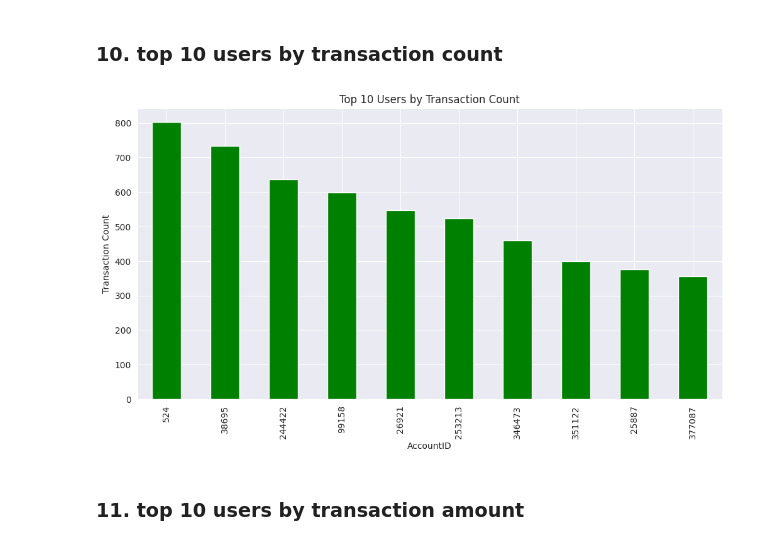
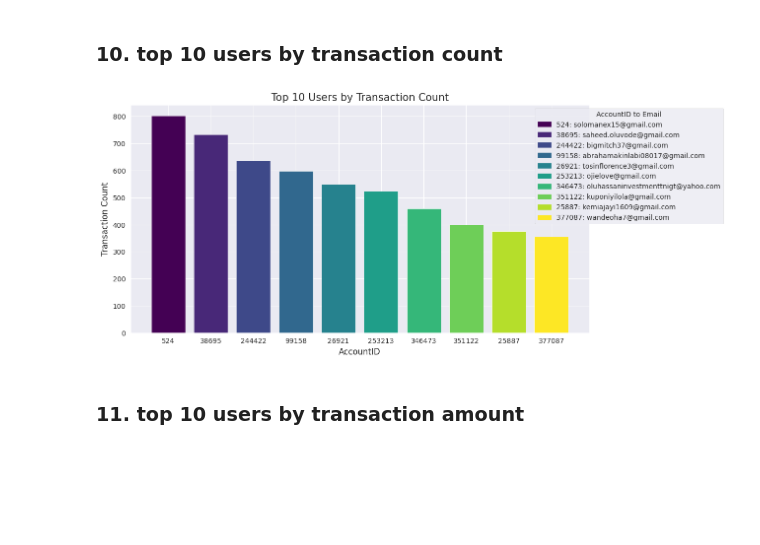
Before and after one commit to neyedhayo/transaction-analysis, a Jupyter notebook: notebook/eda_notebook.ipynb, the cells around one changed output. Saved outputs shown, nothing was run; the diff lists cells and outputs as text; code cells hidden in the pictures; blank space fills up the shorter version.

```diff
--- a/notebook/eda_notebook.ipynb
+++ b/notebook/eda_notebook.ipynb
@@ -424,16 +474,43 @@ plt.show()
 [figure]
 # %% [markdown]
 ### 10. top 10 users by transaction count
-# %%
-plt.figure(figsize=(12, 6))
-top_users_by_count = df['AccountID'].value_counts().head(10)
-top_users_by_count.plot(kind='bar', color='green')
-plt.title('Top 10 Users by Transaction Count')
-plt.xlabel('AccountID')
-plt.ylabel('Transaction Count')
-plt.show()
-# %% [output]
-[figure, removed]
+# %%
+# Mapping AccountID to emails
+account_email_map = {
+    524: 'solomanex15@gmail.com',
+    38695: 'saheed.oluvode@gmail.com',
+    244422: 'bigmitch37@gmail.com',
+    99158: 'abrahamakinlabi08017@gmail.com',
+    26921: 'tosinflorence3@gmail.com',
+    253213: 'ojielove@gmail.com',
+    346473: 'oluhassaninvestmenttnigt@yahoo.com',
+    351122: 'kuponiyilola@gmail.com',
+    25887: 'kemiajayi1609@gmail.com',
+    377087: 'wandeoha7@gmail.com'
+}
+
+# Get top 10 users by transaction count
+top_users_by_count = df['AccountID'].value_counts().head(10)
+
+# Create a color palette for the plot
+colors = plt.cm.viridis(np.linspace(0, 1, 10))
+
+# Create the figure and the bar plot
+plt.figure(figsize=(12, 6))
+bars = plt.bar(top_users_by_count.index.map(str), top_users_by_count.values, color=colors)
+plt.title('Top 10 Users by Transaction Count', fontsize=15)
+plt.xlabel('AccountID', fontsize=12)
+plt.ylabel('Transaction Count', fontsize=12)
+
+# Create a custom legend with AccountID to email mapping for the top 10 users
+legend_handles = [mpatches.Patch(color=colors[i], label=f'{id}: {account_email_map.get(id, "N/A")}')
+                  for i, id in enumerate(top_users_by_count.index)]
+plt.legend(handles=legend_handles, title='AccountID to Email', loc='upper right', bbox_to_anchor=(1.3, 1))
+
+# Show the plot with the enhanced aesthetics
+plt.show()
+# %% [output]
+[figure, added]
 # %% [markdown]
 ### 11. top 10 users by transaction amount
 # %%
```
Also changed, not shown: parts of 17 cells of this notebook.
